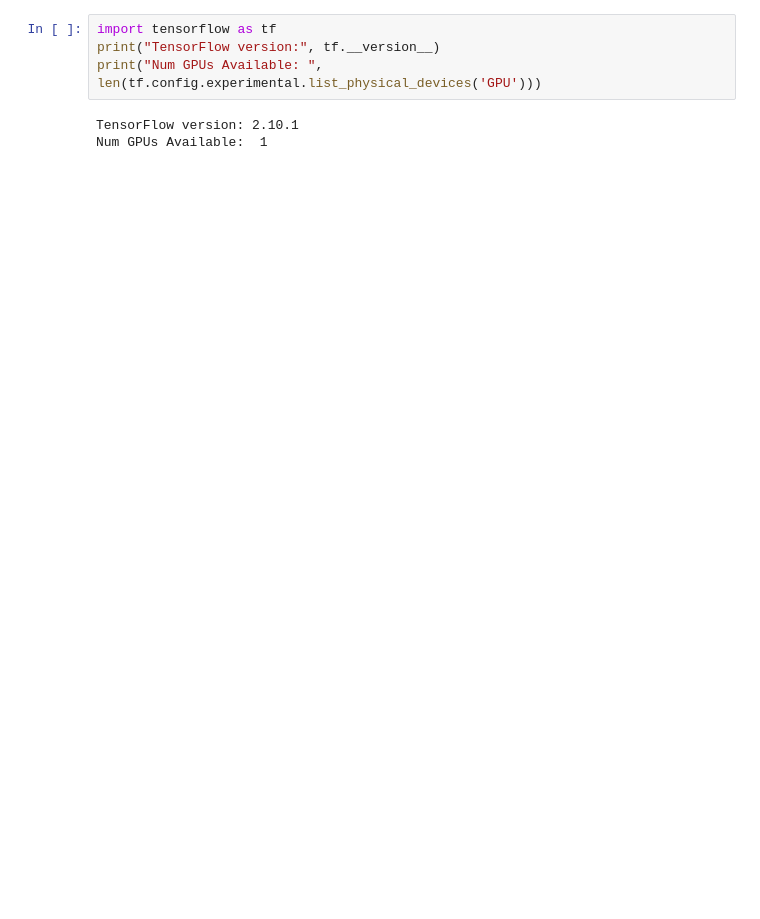
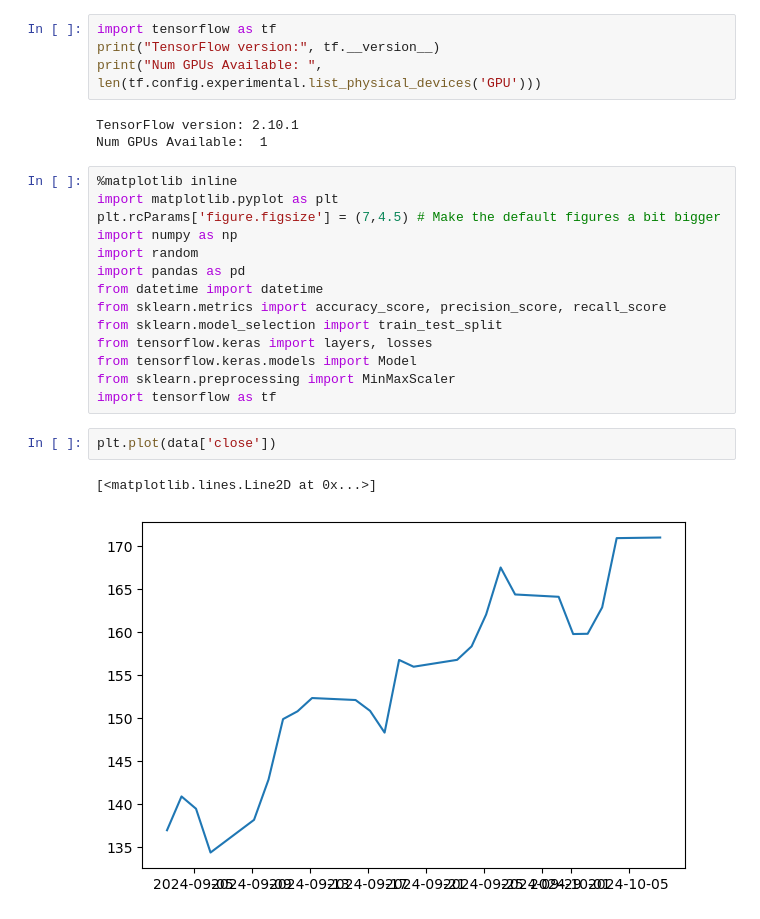
Before and after one commit to nishantnayar/TradingAnalysis, a Jupyter notebook: src/data/Analysis.ipynb, the cells around one changed output. Drawn from its saved outputs; the diff is of its cells as text; blank space fills up the shorter version.

```diff
--- a/src/data/Analysis.ipynb
+++ b/src/data/Analysis.ipynb
@@ -80,3 +69,22 @@ print("Num GPUs Available: ", len(tf.config.experimental.list_physical_devices('
 # %% [output]
 TensorFlow version: 2.10.1
 Num GPUs Available:  1
+# %%
+%matplotlib inline
+import matplotlib.pyplot as plt
+plt.rcParams['figure.figsize'] = (7,4.5) # Make the default figures a bit bigger
+import numpy as np
+import random
+import pandas as pd
+from datetime import datetime
+from sklearn.metrics import accuracy_score, precision_score, recall_score
+from sklearn.model_selection import train_test_split
+from tensorflow.keras import layers, losses
+from tensorflow.keras.models import Model
+from sklearn.preprocessing import MinMaxScaler
+import tensorflow as tf
+# %%
+plt.plot(data['close'])
+# %% [output]
+[<matplotlib.lines.Line2D at 0x...>]
+[figure, added]
```
Also changed, not shown: parts of 10 cells of this notebook, 2 other files.
